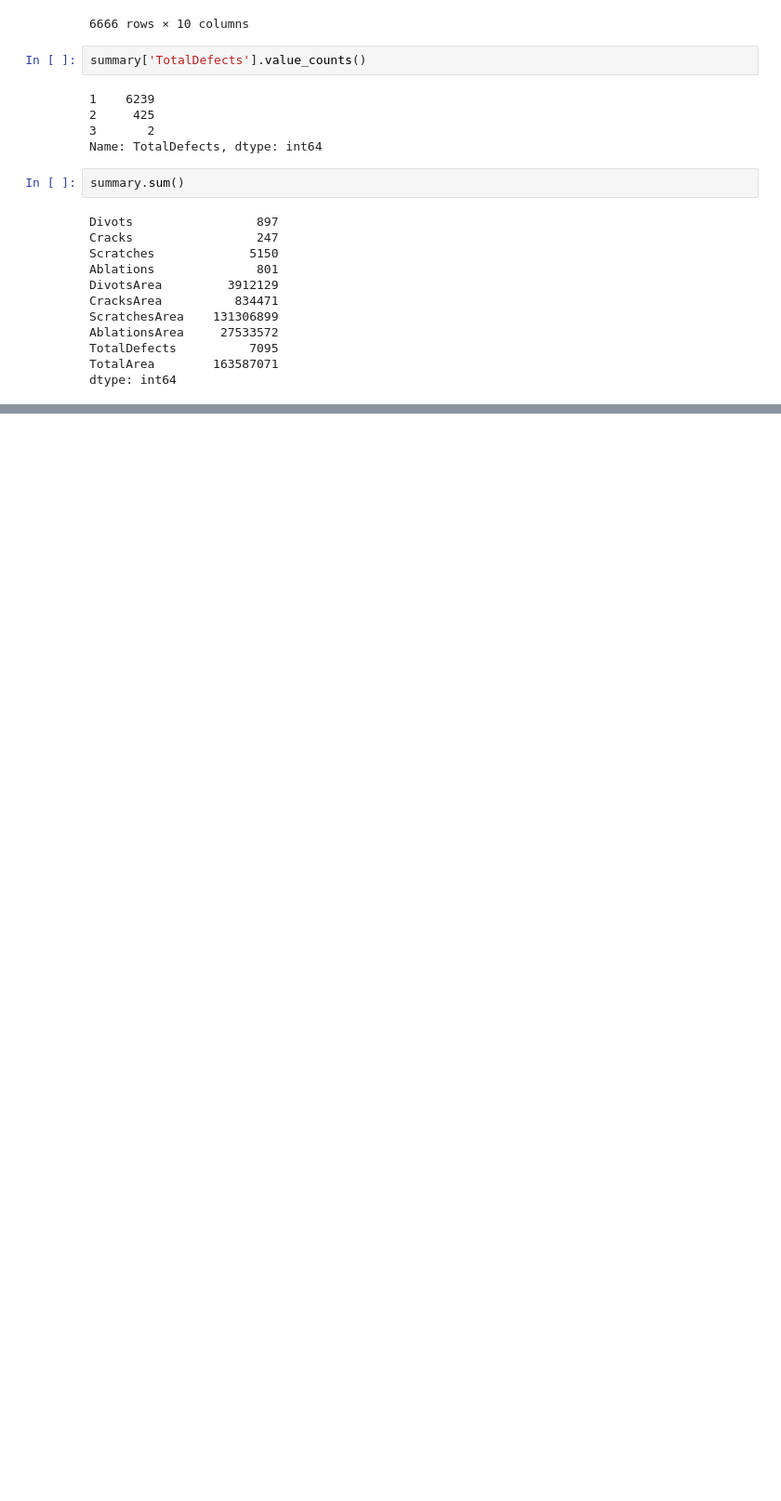
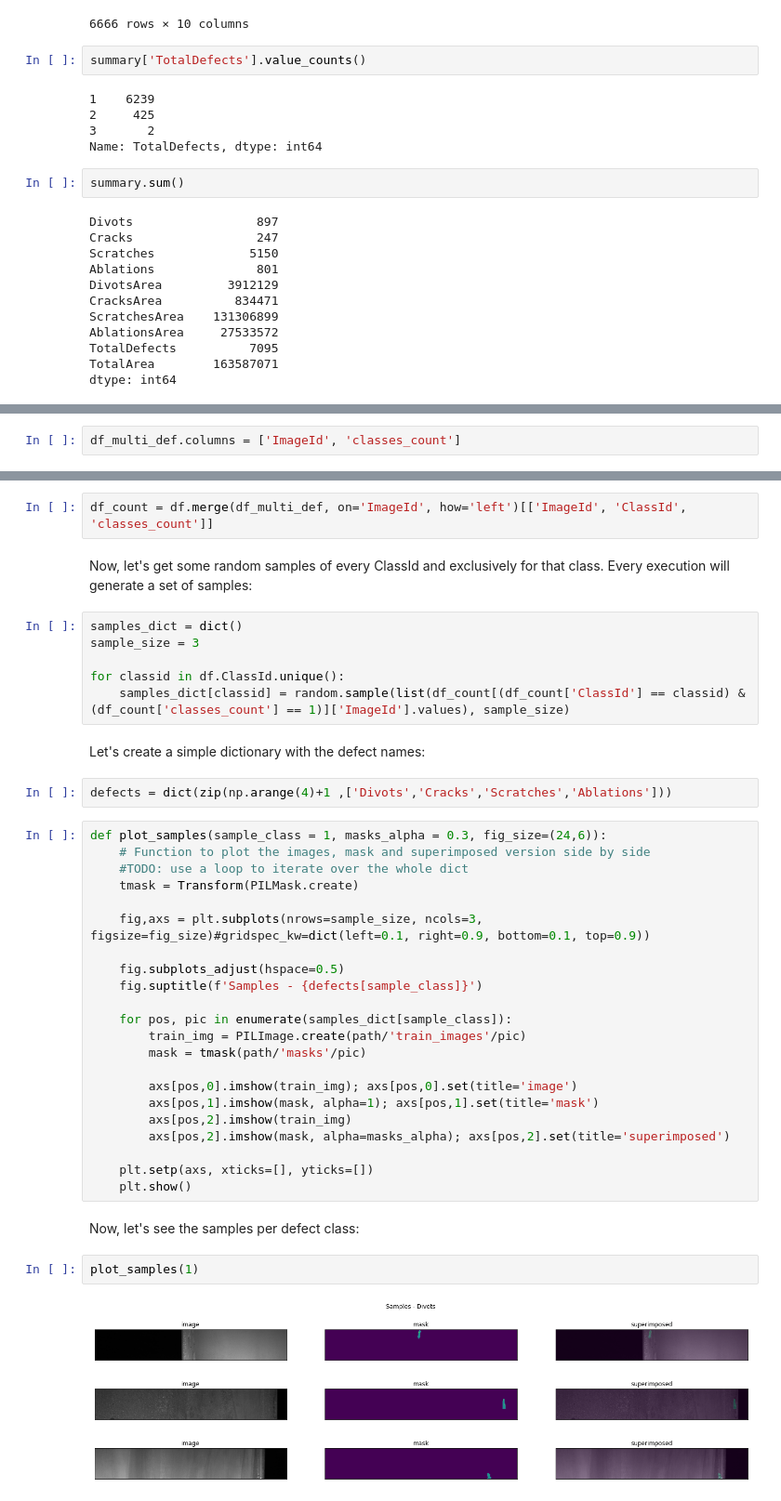
Before and after one commit to bilalcodehub/severstal-steel-defects-detection, a Jupyter notebook: 01_eda.ipynb, the cells around one changed output, grey strips where cells are left out. Shown: that part at 93% size. Saved outputs shown, nothing was run; the diff lists cells and outputs as text; blank space fills up the shorter version.

Commit message:
Add the code to EDA to sample all defect classes

```diff
--- a/01_eda.ipynb
+++ b/01_eda.ipynb
@@ -66,0 +85,2 @@ dtype: int64
+# %%
+df_multi_def.columns = ['ImageId', 'classes_count']
@@ -66,0 +103,42 @@ dtype: int64
+# %%
+df_count = df.merge(df_multi_def, on='ImageId', how='left')[['ImageId', 'ClassId', 'classes_count']]
+# %% [markdown]
+Now, let's get some random samples of every ClassId and exclusively for that class. Every execution will generate a set of samples:
+# %%
+samples_dict = dict()
+sample_size = 3
+
+for classid in df.ClassId.unique():
+    samples_dict[classid] = random.sample(list(df_count[(df_count['ClassId'] == classid) & (df_count['classes_count'] == 1)]['ImageId'].values), sample_size)
+# %% [markdown]
+Let's create a simple dictionary with the defect names:
+# %%
+defects = dict(zip(np.arange(4)+1 ,['Divots','Cracks','Scratches','Ablations']))
+# %%
+def plot_samples(sample_class = 1, masks_alpha = 0.3, fig_size=(24,6)):
+    # Function to plot the images, mask and superimposed version side by side
+    #TODO: use a loop to iterate over the whole dict
+    tmask = Transform(PILMask.create)
+
+    fig,axs = plt.subplots(nrows=sample_size, ncols=3, figsize=fig_size)#gridspec_kw=dict(left=0.1, right=0.9, bottom=0.1, top=0.9))
+
+    fig.subplots_adjust(hspace=0.5)
+    fig.suptitle(f'Samples - {defects[sample_class]}')
+
+    for pos, pic in enumerate(samples_dict[sample_class]):
+        train_img = PILImage.create(path/'train_images'/pic)
+        mask = tmask(path/'masks'/pic)
+
+        axs[pos,0].imshow(train_img); axs[pos,0].set(title='image')
+        axs[pos,1].imshow(mask, alpha=1); axs[pos,1].set(title='mask')
+        axs[pos,2].imshow(train_img)
+        axs[pos,2].imshow(mask, alpha=masks_alpha); axs[pos,2].set(title='superimposed')
+
+    plt.setp(axs, xticks=[], yticks=[])
+    plt.show()
+# %% [markdown]
+Now, let's see the samples per defect class:
+# %%
+plot_samples(1)
+# %% [output]
+[figure, added]
```
Also changed, not shown: parts of 14 cells of this notebook.
